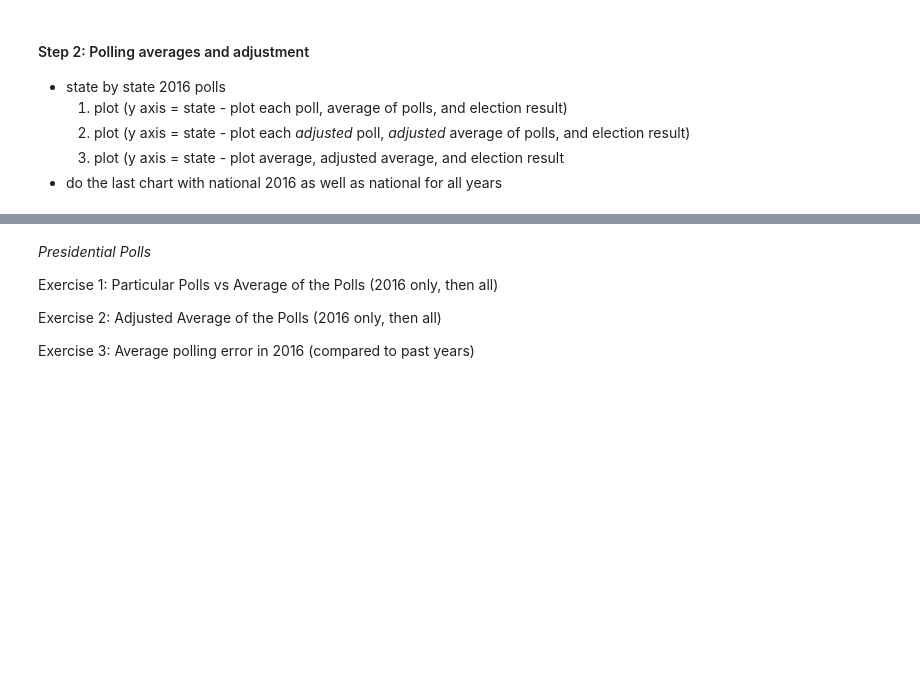
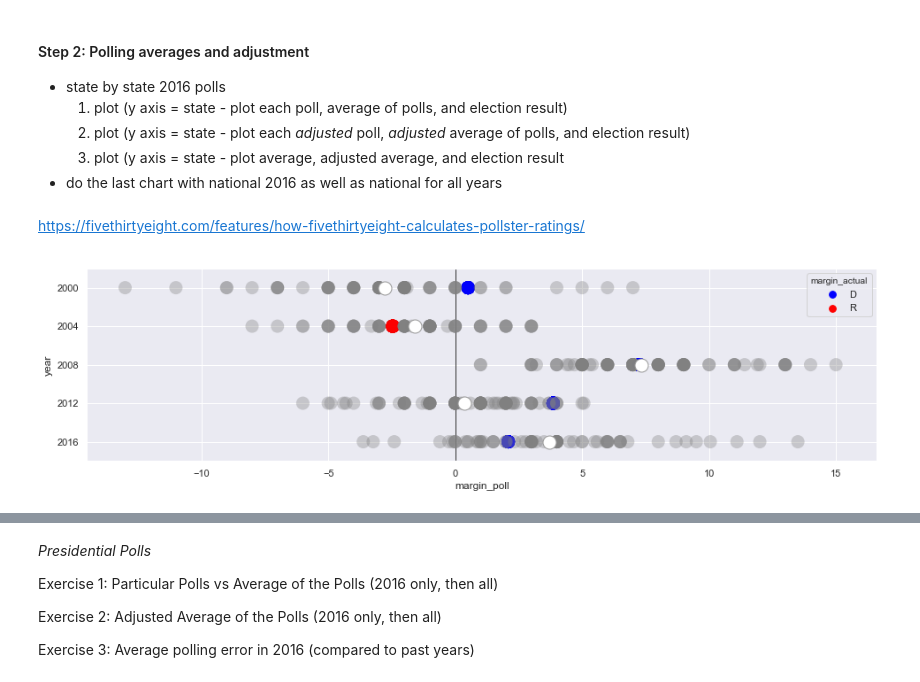
Before and after one commit to dmil/wrangler-polls, a Jupyter notebook: polling-analysis.ipynb, the cells around one changed output, grey strips where cells are left out. Drawn from its saved outputs; the diff is of its cells as text; code cells hidden in the pictures; blank space fills up the shorter version.

```diff
--- a/polling-analysis.ipynb
+++ b/polling-analysis.ipynb
@@ -161,3 +182,38 @@ pres_polls_by_state[['year', 'bias']].groupby('year').mean()
     2. plot (y axis = state - plot each *adjusted* poll, *adjusted* average of polls, and election result)
     3. plot (y axis = state - plot average, adjusted average, and election result
 * do the last chart with national 2016 as well as national for all years
+# %% [markdown]
+https://fivethirtyeight.com/features/how-fivethirtyeight-calculates-pollster-ratings/
+# %%
+polls = pd.read_csv('raw-polls.csv')
+pollster_ratings = pd.read_csv('pollster-ratings.csv').set_index('Pollster')
+
+pollster_mapping = {
+    'Field Research Corporation (Field Poll)': 'Field Research Corp. (Field Poll)',
+    'Selzer & Company': 'Selzer & Co.',
+    'Ed Renwick/Loyola University': 'Ed Renwick/Loyola University New Orleans',
+    'Abt SRBI': 'Abt Associates',
+    'Marquette Law School': 'Marquette University Law School',
+    'Google Consumer Surveys': 'Google Surveys',
+    'Fox News/Anderson Robbins Research/Shaw & Company Research': 'Fox News/Anderson Robbins Research/Shaw & Co. Research',
+    'Craciun Research': 'Craciun Research Group',
+    'Cygnal Political': 'Cygnal',
+    'US News & World Report': 'U.S. News & World Report',
+    # 'Red Racing Horses': ??
+}
+
+polls['pollster'] = polls.pollster.apply(lambda x: x.replace(', Inc.', ' Inc.'))
+polls['pollster'] = polls.pollster.apply(lambda x: x.replace(', LLC', ' LLC'))
+polls['pollster'] = polls.pollster.apply(lambda x: pollster_mapping.get(x, x))
+
+polls['house_effect'] = polls.pollster.apply(lambda x: pollster_ratings.loc[x]['House Effect'] if x in pollster_ratings.index else None)
+polls['house_effect'] = pd.to_numeric(polls['house_effect'].str.replace('D +', '', regex=False).str.replace('R +', '-', regex=False))
+
+polls['margin_poll_adjusted'] = polls['margin_poll'] + polls['house_effect']
+
+pres_polls_national = polls[(polls.type_detail=='Pres-G') & (polls.location == 'US')]
+pres_polls_by_state = polls[(polls.type_detail=='Pres-G') & (polls.location != 'US')]
+# %%
+margin_dotplot(pres_polls_national, x='margin_poll', y='year')
+# %% [output]
+[figure, added]
```
Also changed, not shown: parts of 10 cells of this notebook.
